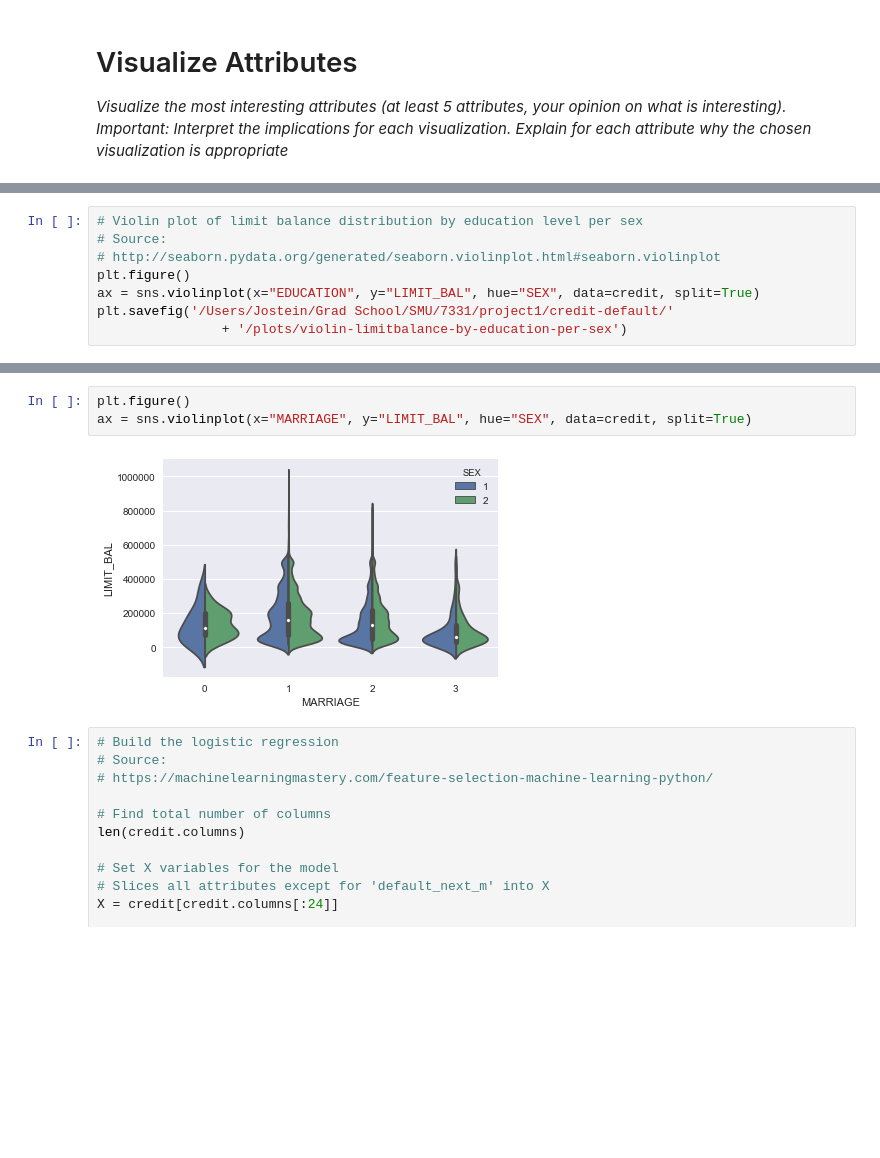
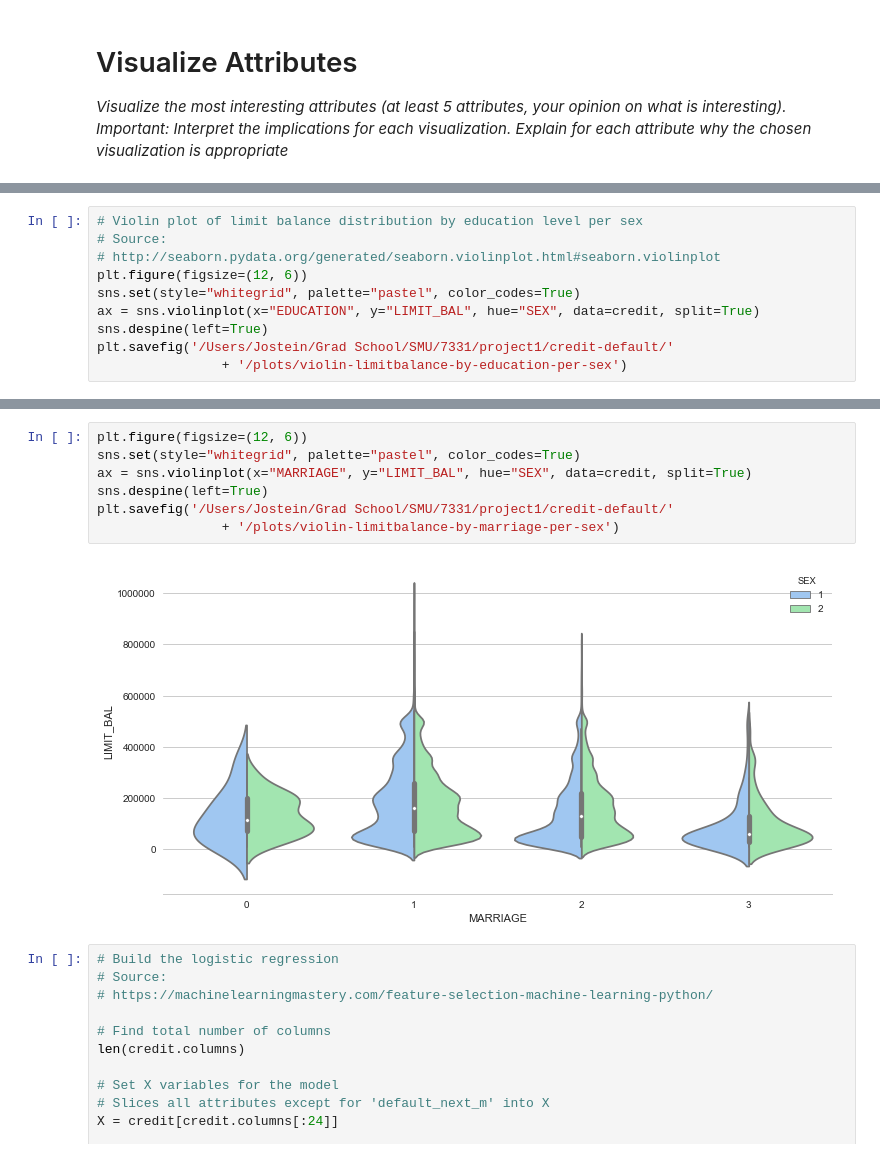
Before and after one commit to msds7331/credit-default, a Jupyter notebook: notebooks/1.0-jbs-credit-default.ipynb, the cells around one changed output, grey strips where cells are left out. Saved outputs shown, nothing was run; the diff lists cells and outputs as text; blank space fills up the shorter version.

```diff
--- a/notebooks/1.0-jbs-credit-default.ipynb
+++ b/notebooks/1.0-jbs-credit-default.ipynb
@@ -189,8 +190,10 @@ g.savefig('/Users/Jostein/Grad School/SMU/7331/project1/credit-default/'
 # Violin plot of limit balance distribution by education level per sex
 # Source:
 # http://seaborn.pydata.org/generated/seaborn.violinplot.html#seaborn.violinplot
-plt.figure()
+plt.figure(figsize=(12, 6))
+sns.set(style="whitegrid", palette="pastel", color_codes=True)
 ax = sns.violinplot(x="EDUCATION", y="LIMIT_BAL", hue="SEX", data=credit, split=True)
+sns.despine(left=True)
 plt.savefig('/Users/Jostein/Grad School/SMU/7331/project1/credit-default/'
                 + '/plots/violin-limitbalance-by-education-per-sex')
 # %% [output]
@@ -198,8 +201,12 @@ plt.savefig('/Users/Jostein/Grad School/SMU/7331/project1/credit-default/'
 # %%
-plt.figure()
+plt.figure(figsize=(12, 6))
+sns.set(style="whitegrid", palette="pastel", color_codes=True)
 ax = sns.violinplot(x="MARRIAGE", y="LIMIT_BAL", hue="SEX", data=credit, split=True)
+sns.despine(left=True)
+plt.savefig('/Users/Jostein/Grad School/SMU/7331/project1/credit-default/'
+                + '/plots/violin-limitbalance-by-marriage-per-sex')
 # %% [output]
-[figure, old version]
+[figure, new version]
 # %%
 # Build the logistic regression
 # Source:
```
Also changed, not shown: parts of 3 cells of this notebook, 4 other files.
